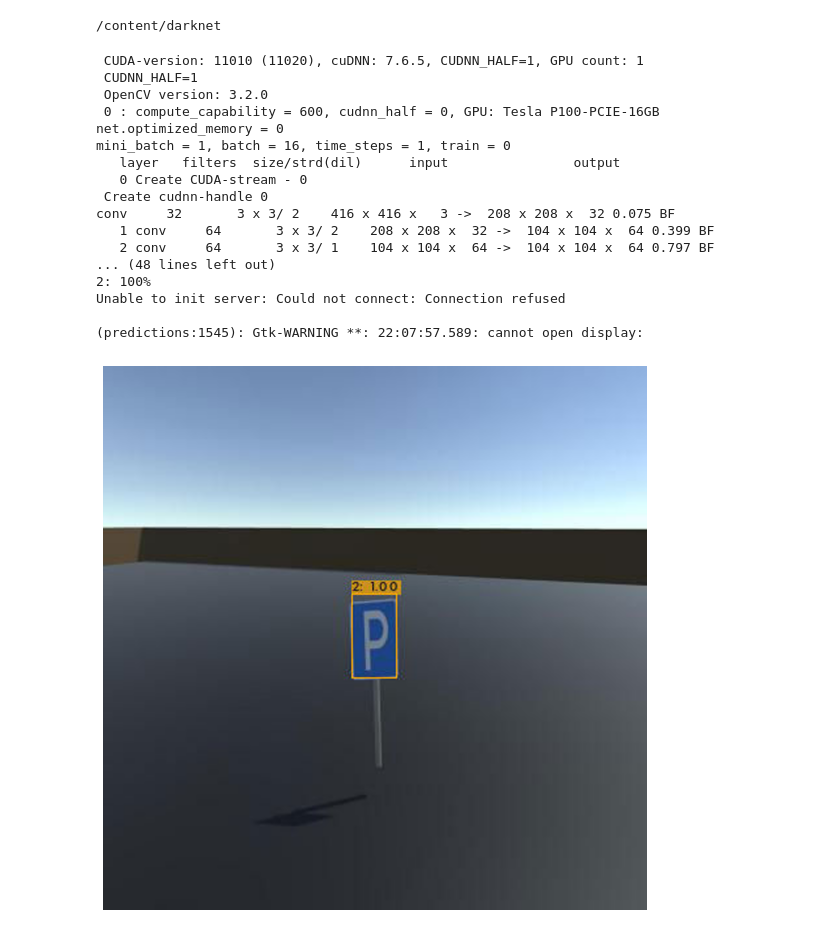
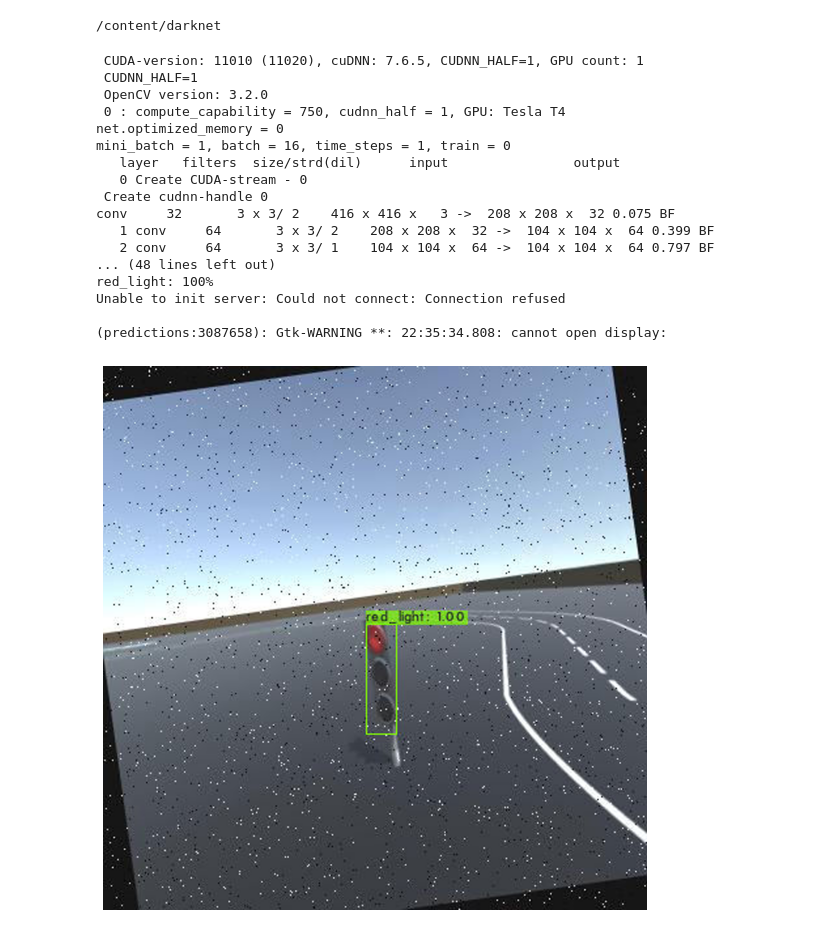
Before and after one commit to stazizov/SelfDrivingCar, a Jupyter notebook: car/car_control/cv/NNEngine/SignsDetection.ipynb, the cells around one changed output. Saved outputs shown, nothing was run; the diff lists cells and outputs as text; code cells hidden in the pictures.

Commit message:
update yolo train notebook

```diff
--- a/car/car_control/cv/NNEngine/SignsDetection.ipynb
+++ b/car/car_control/cv/NNEngine/SignsDetection.ipynb
@@ -335,27 +387,27 @@ You have done it! You now have a custom object detector to make your very own de
 # %%
 # run your custom detector with this command (upload an image to your google drive to test, thresh flag sets accuracy that detection must be in order to show it)
 !./darknet detector test \
                         ./yolov4/obj.data \
                         ./yolov4/yolov4-tiny.cfg  \
-                        /content/drive/MyDrive/NTO/weights/YOLO/yolov4-tiny_last.weights \
-                        ./yolov4/test/814_jpg.rf.9757476c60d9be0b9df0a5c716bee44f.jpg
+                        /content/drive/MyDrive/NTO/weights/YOLO/yolov4-tiny_best.weights \
+                        ./yolov4/train/0_jpg.rf.17c258a77f845705171dc523f74dcf16.jpg
 imShow('predictions.jpg')
 # %% [output]
  CUDA-version: 11010 (11020), cuDNN: 7.6.5, CUDNN_HALF=1, GPU count: 1
  CUDNN_HALF=1
  OpenCV version: 3.2.0
- 0 : compute_capability = 600, cudnn_half = 0, GPU: Tesla P100-PCIE-16GB
+ 0 : compute_capability = 750, cudnn_half = 1, GPU: Tesla T4
 net.optimized_memory = 0
 mini_batch = 1, batch = 16, time_steps = 1, train = 0
    layer   filters  size/strd(dil)      input                output
    0 Create CUDA-stream - 0
  Create cudnn-handle 0
 conv     32       3 x 3/ 2    416 x 416 x   3 ->  208 x 208 x  32 0.075 BF
    1 conv     64       3 x 3/ 2    208 x 208 x  32 ->  104 x 104 x  64 0.399 BF
    2 conv     64       3 x 3/ 1    104 x 104 x  64 ->  104 x 104 x  64 0.797 BF
 ... (48 lines left out)
-2: 100%
+red_light: 100%
 Unable to init server: Could not connect: Connection refused
 
-(predictions:1545): Gtk-WARNING **: 22:07:57.589: cannot open display:
+(predictions:3087658): Gtk-WARNING **: 22:35:34.808: cannot open display:
-[figure, old version]
+[figure, new version]
```
Also changed, not shown: parts of 25 cells of this notebook.
